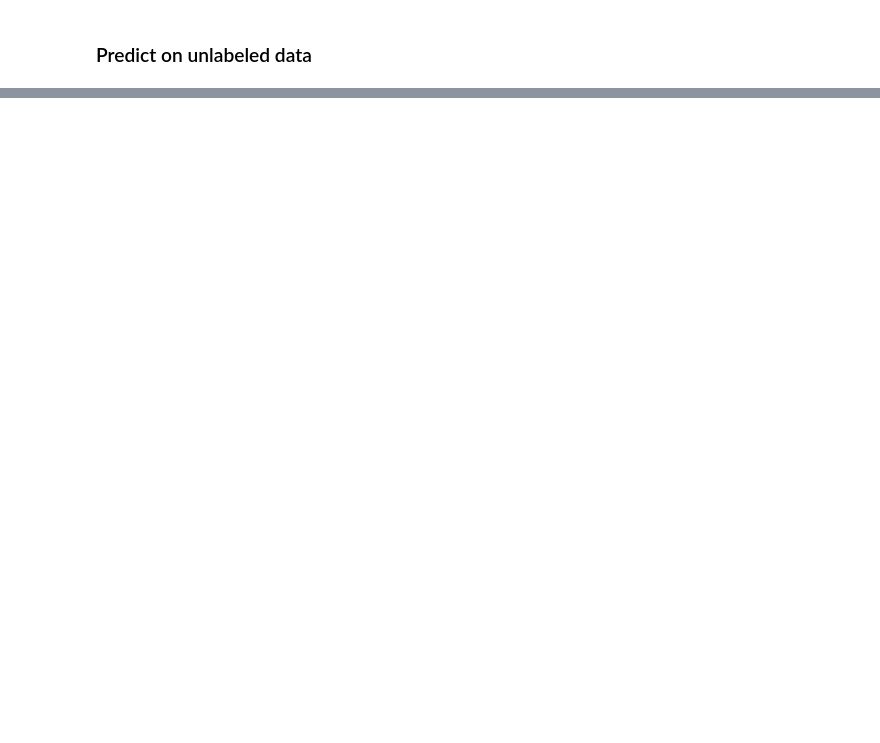
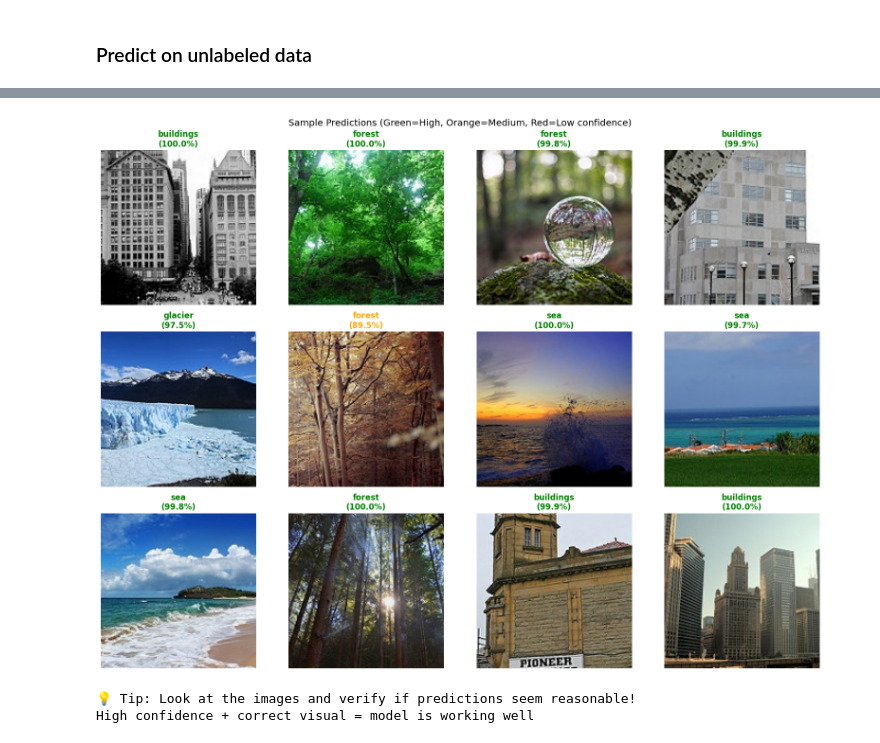
Before and after one commit to kasparpg/intel-image-classification, a Jupyter notebook: main.ipynb, the cells around one changed output, grey strips where cells are left out. Cells and saved outputs as stored; diff of their text form; code cells hidden in the pictures; blank space fills up the shorter version.

```diff
--- a/main.ipynb
+++ b/main.ipynb
@@ -209,7 +227,11 @@ predictions = model_cnn.predict(pred_dataset)
 predicted_classes = predictions.argmax(axis=1)
 
 # Map to class names
-class_names = train_dataset.class_names  # ['buildings', 'forest', 'glacier', 'mountain', 'sea', 'street']
+# Get class names from the directory structure
+import os
+class_names = sorted(os.listdir(train_dir))
+# Filter out hidden files and non-directories
+class_names = [name for name in class_names if os.path.isdir(os.path.join(train_dir, name)) and not name.startswith('.')]
 predicted_labels = [class_names[i] for i in predicted_classes]
 
 # Display some results
@@ -220,0 +255,44 @@ for class_name in class_names:
+# %%
+# Visualize sample predictions to manually verify
+import matplotlib.pyplot as plt
+import os
+
+# Get confidence scores (max probability for each prediction)
+confidence_scores = predictions.max(axis=1)
+
+# Get file paths
+pred_files = sorted([f for f in os.listdir(pred_dir) if f.endswith('.jpg')])
+
+# Show random sample of predictions
+np.random.seed(42)
+sample_indices = np.random.choice(len(pred_files), size=12, replace=False)
+
+fig, axes = plt.subplots(3, 4, figsize=(16, 12))
+axes = axes.flatten()
+
+for idx, ax in zip(sample_indices, axes):
+    # Load image
+    img_path = os.path.join(pred_dir, pred_files[idx])
+    img = tf.keras.utils.load_img(img_path, target_size=(150, 150))
+
+    # Get prediction info
+    pred_class = predicted_labels[idx]
+    conf = confidence_scores[idx]
+
+    # Color based on confidence
+    color = 'green' if conf >= 0.9 else 'orange' if conf >= 0.7 else 'red'
+
+    ax.imshow(img)
+    ax.set_title(f"{pred_class}\n({conf:.1%})", fontsize=12, color=color, fontweight='bold')
+    ax.axis('off')
+
+plt.suptitle('Sample Predictions (Green=High, Orange=Medium, Red=Low confidence)', fontsize=14)
+plt.tight_layout()
+plt.show()
+
+print("\n💡 Tip: Look at the images and verify if predictions seem reasonable!")
+print("High confidence + correct visual = model is working well")
+# %% [output]
+[figure, added]
+💡 Tip: Look at the images and verify if predictions seem reasonable!
+High confidence + correct visual = model is working well
```
Also changed, not shown: parts of 5 cells of this notebook, 1 other file.
